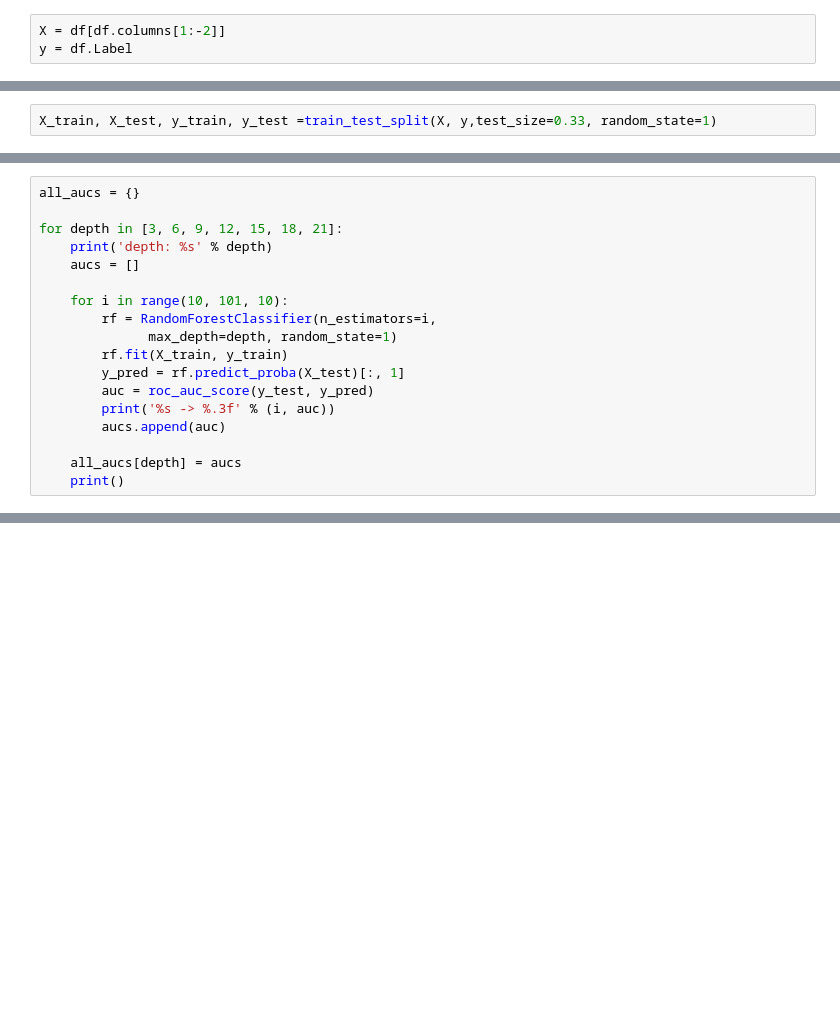
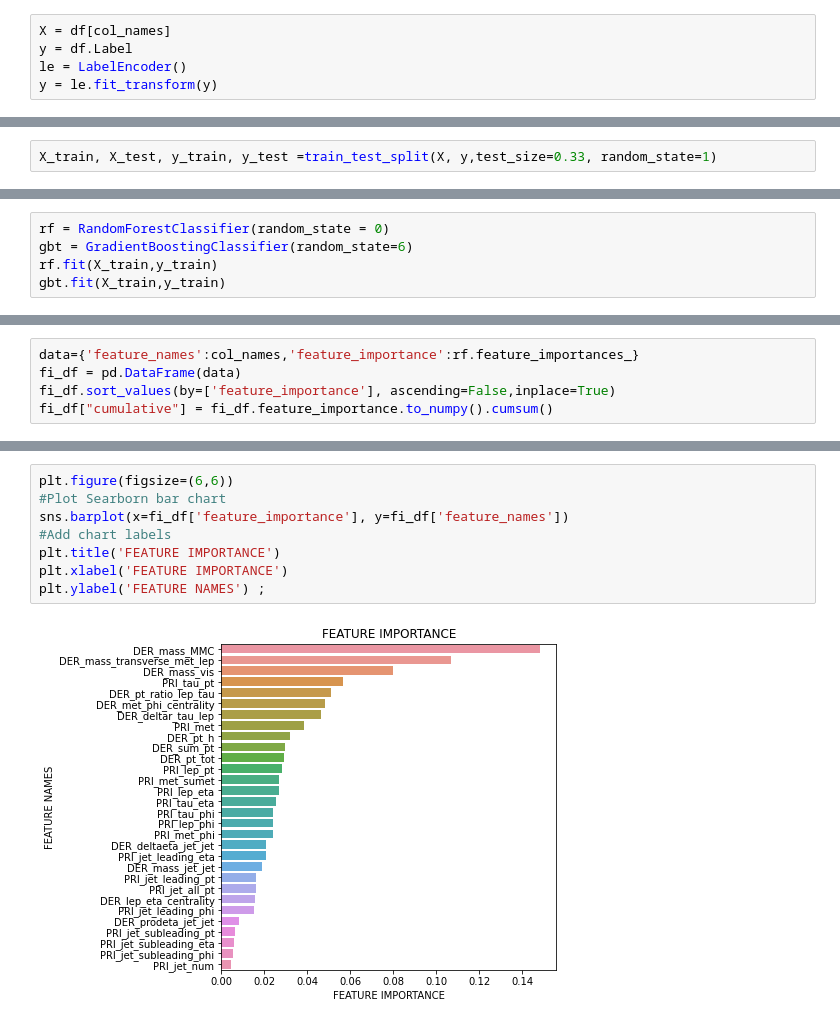
Before and after one commit to skumarudel/DSPS_SKumar, a Jupyter notebook: HW8/HiggsBosonSearch.ipynb, the cells around one changed output, grey strips where cells are left out. Drawn from its saved outputs; the diff is of its cells as text; blank space fills up the shorter version.

```diff
--- a/HW8/HiggsBosonSearch.ipynb
+++ b/HW8/HiggsBosonSearch.ipynb
@@ -140,5 +138,7 @@ Index(['DER_mass_MMC', 'DER_mass_transverse_met_lep', 'DER_mass_vis',
        'PRI_jet_subleading_eta', 'PRI_jet_subleading_phi', 'PRI_jet_all_pt'],
       dtype='object')
 # %%
-X = df[df.columns[1:-2]]
+X = df[col_names]
 y = df.Label
+le = LabelEncoder()
+y = le.fit_transform(y)
@@ -234,18 +148,0 @@ Name: feature_names, dtype: object
-# %%
-all_aucs = {}
-
-for depth in [3, 6, 9, 12, 15, 18, 21]:
-    print('depth: %s' % depth)
-    aucs = []
-
-    for i in range(10, 101, 10):
-        rf = RandomForestClassifier(n_estimators=i,
-              max_depth=depth, random_state=1)
-        rf.fit(X_train, y_train)
-        y_pred = rf.predict_proba(X_test)[:, 1]
-        auc = roc_auc_score(y_test, y_pred)
-        print('%s -> %.3f' % (i, auc))
-        aucs.append(auc)
-
-    all_aucs[depth] = aucs
-    print()
@@ -285,0 +153,5 @@ plt.legend();
+# %%
+rf = RandomForestClassifier(random_state = 0)
+gbt = GradientBoostingClassifier(random_state=6)
+rf.fit(X_train,y_train)
+gbt.fit(X_train,y_train)
@@ -285,0 +176,5 @@ plt.legend();
+# %%
+data={'feature_names':col_names,'feature_importance':rf.feature_importances_}
+fi_df = pd.DataFrame(data)
+fi_df.sort_values(by=['feature_importance'], ascending=False,inplace=True)
+fi_df["cumulative"] = fi_df.feature_importance.to_numpy().cumsum()
@@ -285,0 +201,10 @@ plt.legend();
+# %%
+plt.figure(figsize=(6,6))
+#Plot Searborn bar chart
+sns.barplot(x=fi_df['feature_importance'], y=fi_df['feature_names'])
+#Add chart labels
+plt.title('FEATURE IMPORTANCE')
+plt.xlabel('FEATURE IMPORTANCE')
+plt.ylabel('FEATURE NAMES') ;
+# %% [output]
+[figure, added]
```
Also changed, not shown: parts of 55 cells of this notebook.
